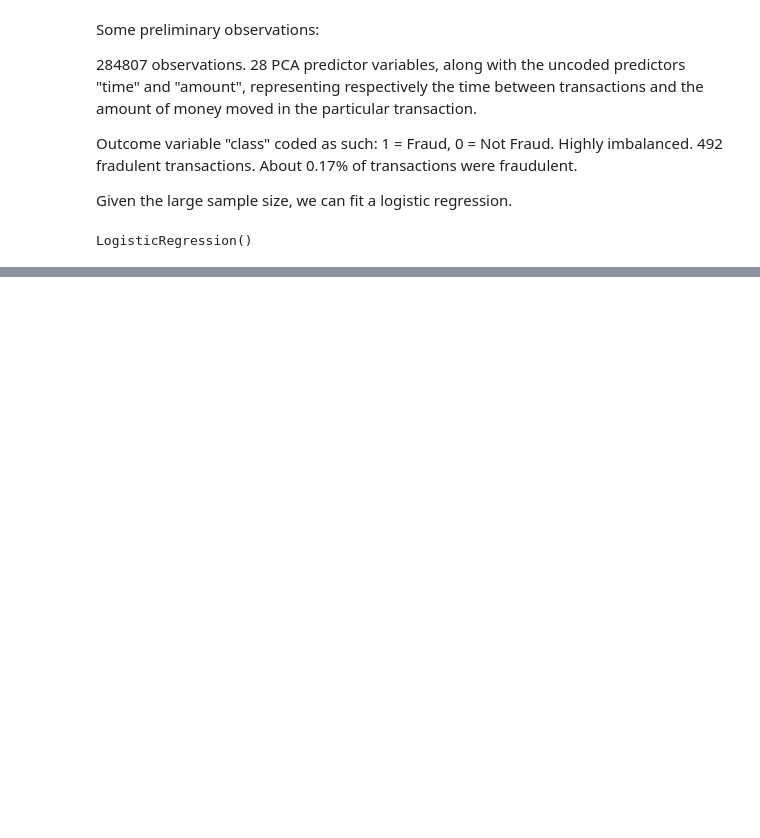
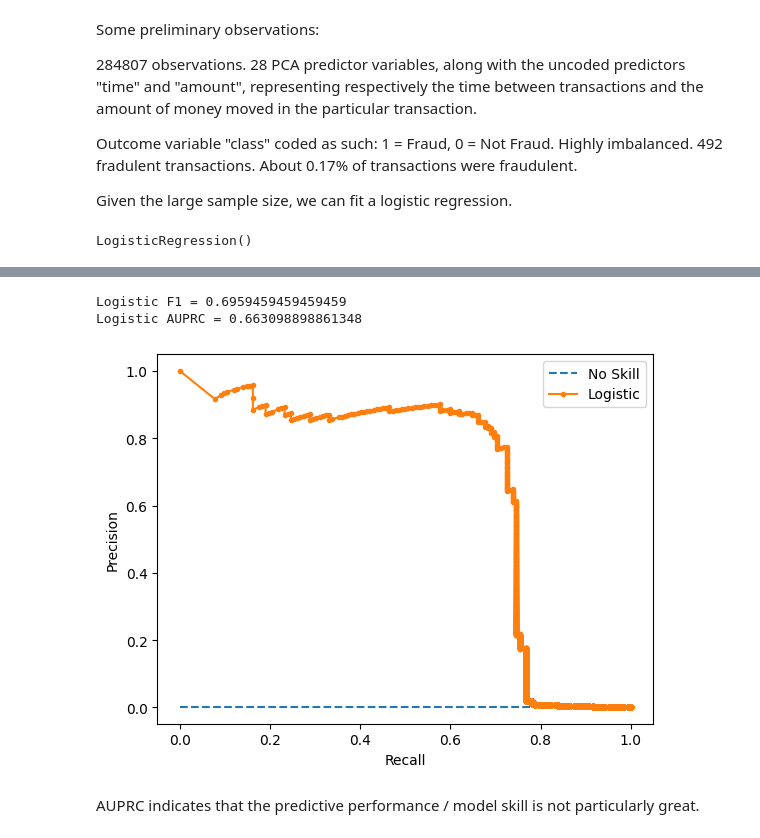
Before and after one commit to oli-ve/Fraud-Detection-Project, a Jupyter notebook: fraud.ipynb, the cells around one changed output, grey strips where cells are left out. Cells and saved outputs as stored; diff of their text form; code cells hidden in the pictures; blank space fills up the shorter version.

```diff
--- a/fraud.ipynb
+++ b/fraud.ipynb
@@ -63,7 +63,7 @@ x_train, x_test, y_train, y_test = train_test_split(x, y, test_size = 0.30, shuf
 # %%
 from sklearn.linear_model import LogisticRegression
 
-mod = LogisticRegression()
+mod = LogisticRegression(penalty="l2") #regularising because of model complexity - 30 predictors
 mod.fit(x_train, y_train)
 # %% [output]
 LogisticRegression()
@@ -87,0 +85,34 @@ Using AUC
+# %%
+import matplotlib.pyplot as plt
+from sklearn.metrics import precision_recall_curve
+from sklearn.metrics import f1_score
+from sklearn.metrics import auc
+#prc
+
+#predicting probabilities and specific class values
+predicted_probs = mod.predict_proba(x_test)[:, 1] #pulling predicted raw probabilities, reshaping to select positives
+predclass = mod.predict(x_test) #predicting class values with mod
+
+#precision-recall values / computing auprc
+l_precision, l_recall, _ = precision_recall_curve(y_test, predicted_probs)
+l_f1, l_auc = f1_score(y_test, predclass), auc(l_recall, l_precision)
+
+#printing skill statistics
+#plotting PRC for no model skill and logistic
+print(f"Logistic F1 = {l_f1}")
+print(f"Logistic AUPRC = {l_auc}")
+
+no_skill = len(y_test[y_test["Class"] == 1]) / len(y_test)
+
+plt.plot([0, 1], [no_skill, no_skill], linestyle="--", label="No Skill")
+plt.plot(l_recall, l_precision, marker=".", label="Logistic")
+plt.xlabel("Recall")
+plt.ylabel("Precision")
+plt.legend()
+plt.show()
+# %% [output]
+Logistic F1 = 0.6959459459459459
+Logistic AUPRC = 0.663098898861348
+[figure, added]
+# %% [markdown]
+AUPRC indicates that the predictive performance / model skill is not particularly great.
```
Also changed, not shown: parts of 15 cells of this notebook.
